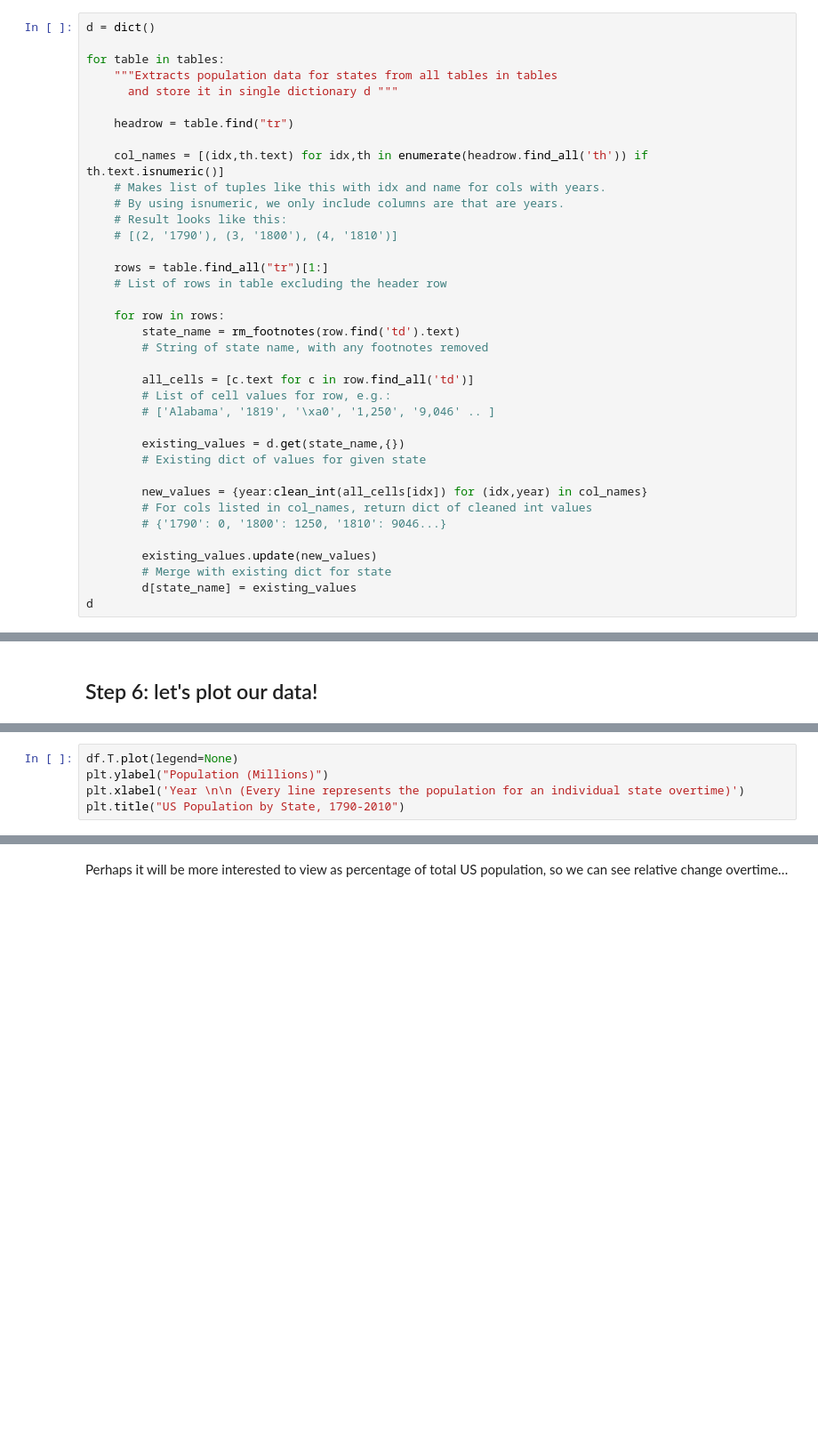
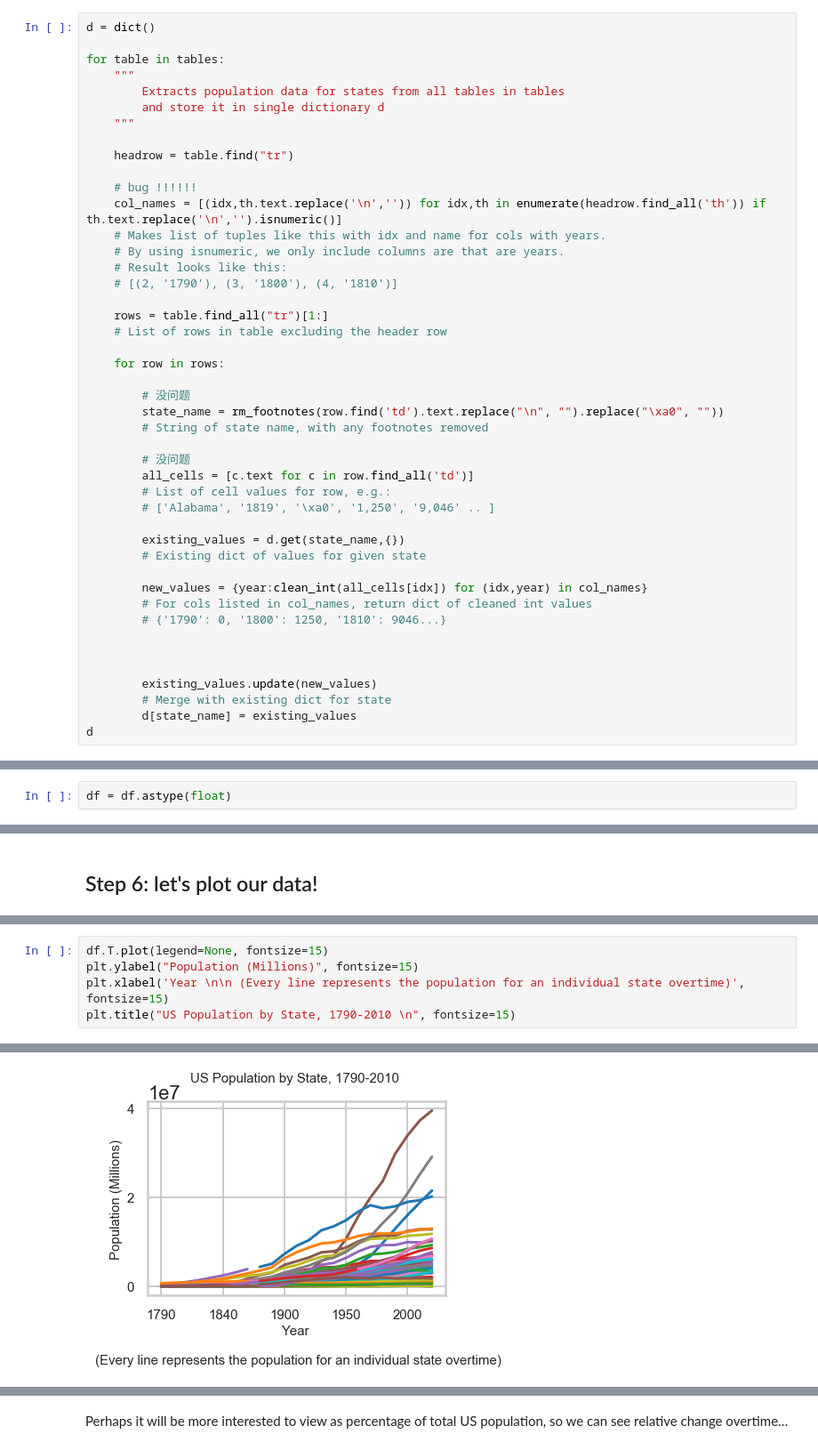
Before and after one commit to MorningStarOvO/Data-Science-Exercise, a Jupyter notebook: 第 1 次大作业/Homework-1-2.ipynb, the cells around one changed output, grey strips where cells are left out. Shown at 89% size. Cells and saved outputs as stored; diff of their text form; blank space fills up the shorter version.

```diff
--- a/第 1 次大作业/Homework-1-2.ipynb
+++ b/第 1 次大作业/Homework-1-2.ipynb
@@ -183,12 +223,15 @@ def clean_int(s):
 d = dict()
 
 for table in tables:
-    """Extracts population data for states from all tables in tables
-      and store it in single dictionary d """
+    """
+        Extracts population data for states from all tables in tables
+        and store it in single dictionary d
+    """
 
     headrow = table.find("tr")
 
-    col_names = [(idx,th.text) for idx,th in enumerate(headrow.find_all('th')) if th.text.isnumeric()]
+    # bug !!!!!!
+    col_names = [(idx,th.text.replace('\n','')) for idx,th in enumerate(headrow.find_all('th')) if th.text.replace('\n','').isnumeric()]
     # Makes list of tuples like this with idx and name for cols with years.
     # By using isnumeric, we only include columns are that are years.
     # Result looks like this:
@@ -198,9 +241,12 @@ for table in tables:
     # List of rows in table excluding the header row
 
     for row in rows:
-        state_name = rm_footnotes(row.find('td').text)
+
+        # 没问题
+        state_name = rm_footnotes(row.find('td').text.replace("\n", "").replace("\xa0", ""))
         # String of state name, with any footnotes removed
 
+        # 没问题
         all_cells = [c.text for c in row.find_all('td')]
         # List of cell values for row, e.g.:
         # ['Alabama', '1819', '\xa0', '1,250', '9,046' .. ]
@@ -212,6 +258,8 @@ for table in tables:
         # For cols listed in col_names, return dict of cleaned int values
         # {'1790': 0, '1800': 1250, '1810': 9046...}
 
+
+
         existing_values.update(new_values)
         # Merge with existing dict for state
         d[state_name] = existing_values
@@ -233,3 +326,5 @@ df
+# %%
+df = df.astype(float)
 # %% [markdown]
 ## An alternative aproach -- Using pd.read_html() instead
 
@@ -245,5 +351,6 @@ pd.read_html(tables[0].prettify(),header=0, index_col=0)[0]
 # %%
-df.T.plot(legend=None)
-plt.ylabel("Population (Millions)")
-plt.xlabel('Year \n\n (Every line represents the population for an individual state overtime)')
-plt.title("US Population by State, 1790-2010")
+df.T.plot(legend=None, fontsize=15)
+plt.ylabel("Population (Millions)", fontsize=15)
+plt.xlabel('Year \n\n (Every line represents the population for an individual state overtime)', fontsize=15)
+plt.title("US Population by State, 1790-2010 \n", fontsize=15)
+# %% [output]
@@ -250,3 +358,4 @@ plt.title("US Population by State, 1790-2010")
+[figure, added]
 # %%
 # let's look at just the 10 largest states (2010 population)
 df.sort_values('2010', ascending=False)
```
Also changed, not shown: parts of 30 cells of this notebook.
